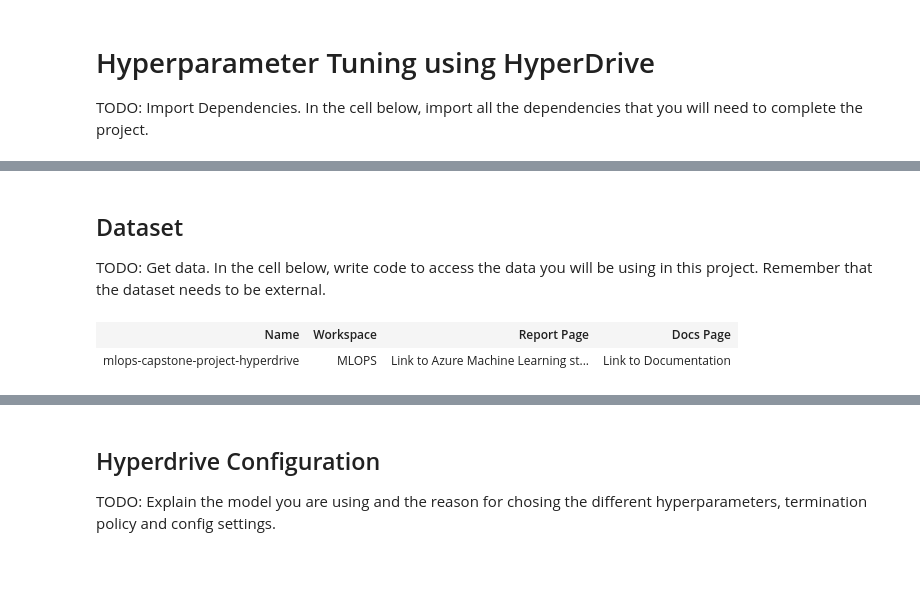
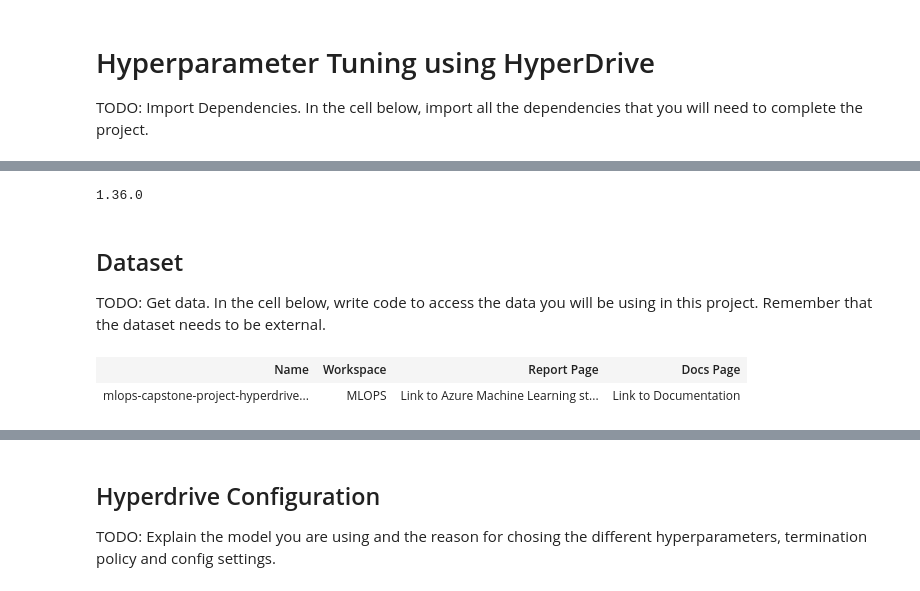
Before and after one commit to bhattajo/Udacity-MLOPS-Capstone-Project, a Jupyter notebook: starter_file/hyperparameter_tuning.ipynb, the cells around one changed output, grey strips where cells are left out. Saved outputs shown, nothing was run; the diff lists cells and outputs as text; code cells hidden in the pictures.

```diff
--- a/starter_file/hyperparameter_tuning.ipynb
+++ b/starter_file/hyperparameter_tuning.ipynb
@@ -5,3 +15,8 @@ TODO: Import Dependencies. In the cell below, import all the dependencies that y
+# %%
+import azureml.core
+print(azureml.core.VERSION)
+# %% [output]
+1.36.0
 # %%
 from azureml.widgets import RunDetails
 from azureml.train.sklearn import SKLearn
@@ -37,12 +52,12 @@ TODO: Get data. In the cell below, write code to access the data you will be usi
 # %%
 ws = Workspace.from_config()
 
 # choose a name for experiment
-experiment_name = 'mlops-capstone-project-hyperdrive'
+experiment_name = 'mlops-capstone-project-hyperdrive-final'
 project_folder = './mlops-capstone-project-folder'
 
 experiment = Experiment(ws, experiment_name)
 experiment
 # %% [output]
 | Name | Workspace | Report Page | Docs Page |
-| mlops-capstone-project-hyperdrive | MLOPS | Link to Azure Machine Learning st... | Link to Documentation |
+| mlops-capstone-project-hyperdrive... | MLOPS | Link to Azure Machine Learning st... | Link to Documentation |
```
Also changed, not shown: parts of 18 cells of this notebook.
